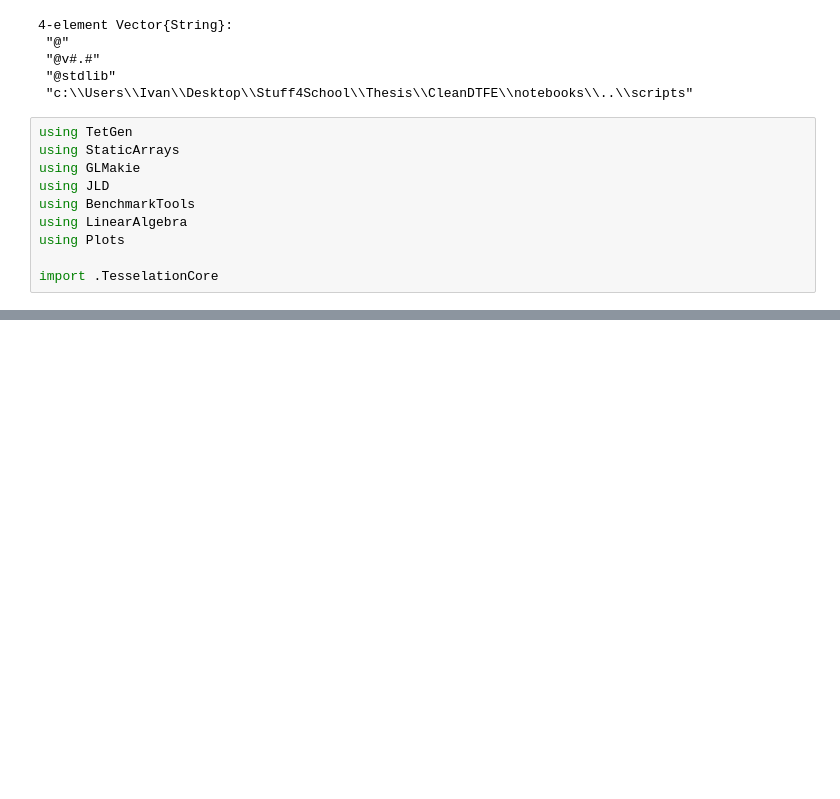
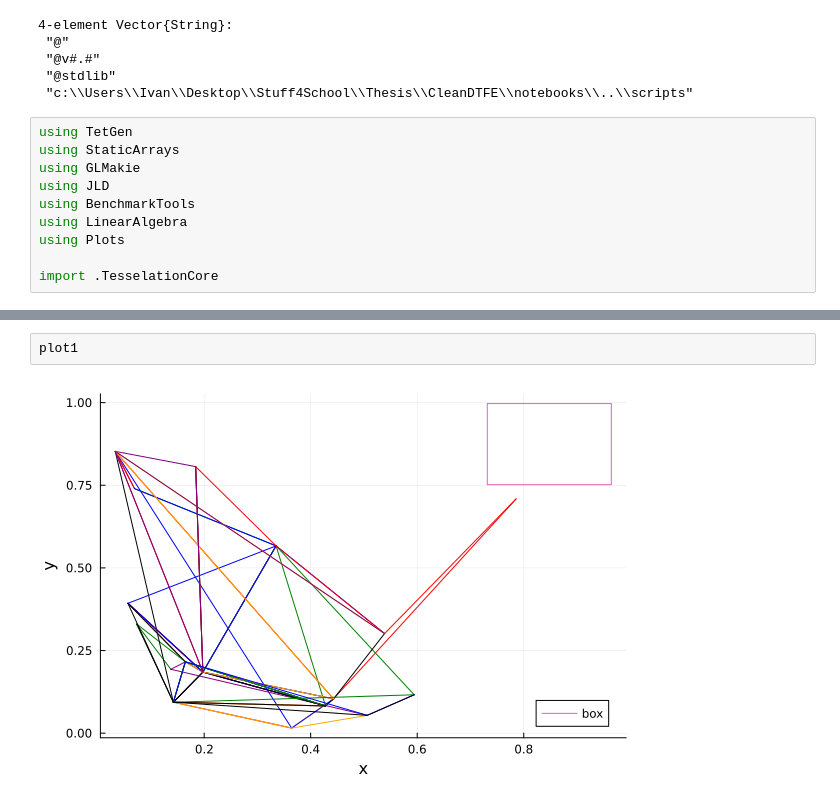
Before and after one commit to ispirovjr/CosmoDTFE.jl, a Jupyter notebook: notebooks/ImplementingBVH.ipynb, the cells around one changed output, grey strips where cells are left out. Saved outputs shown, nothing was run; the diff lists cells and outputs as text; blank space fills up the shorter version.

```diff
--- a/notebooks/ImplementingBVH.ipynb
+++ b/notebooks/ImplementingBVH.ipynb
@@ -171,0 +226,4 @@ bbox
+# %%
+plot1
+# %% [output]
+[figure, added]
```
Also changed, not shown: parts of 15 cells of this notebook.
